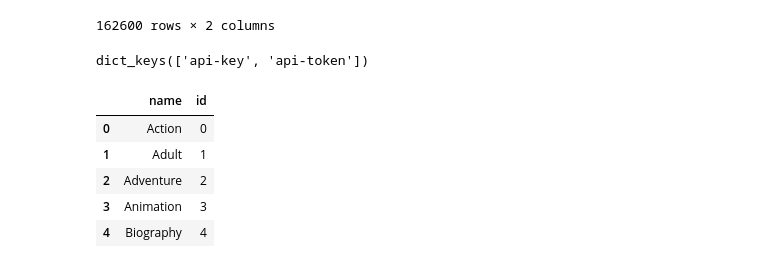
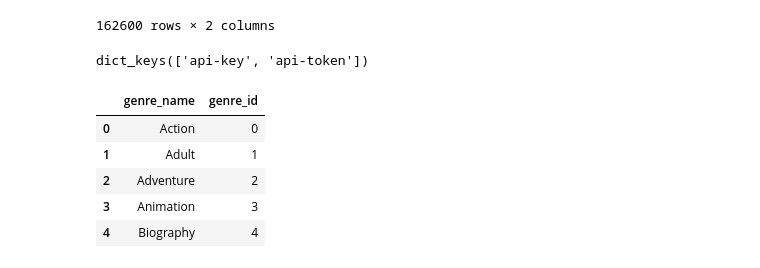
Before and after one commit to kleintjesk/Movie-Success, a Jupyter notebook: Part 3B.ipynb, the cells around one changed output. Drawn from its saved outputs; the diff is of its cells as text; code cells hidden in the pictures.

```diff
--- a/Part 3B.ipynb
+++ b/Part 3B.ipynb
@@ -161,11 +161,11 @@ conn = engine.connect()
 # %%
 
 # Create data frame and insert noramlized genre data
-genres = pd.DataFrame({'name': genre_map.keys(),
-                      'id':genre_map.values()})
+genres = pd.DataFrame({'genre_name': genre_map.keys(),
+                      'genre_id':genre_map.values()})
 genres.head()
 # %% [output]
-|  | name | id |
+|  | genre_name | genre_id |
 | 0 | Action | 0 |
 | 1 | Adult | 1 |
 | 2 | Adventure | 2 |
```
Also changed, not shown: parts of 11 cells of this notebook.
